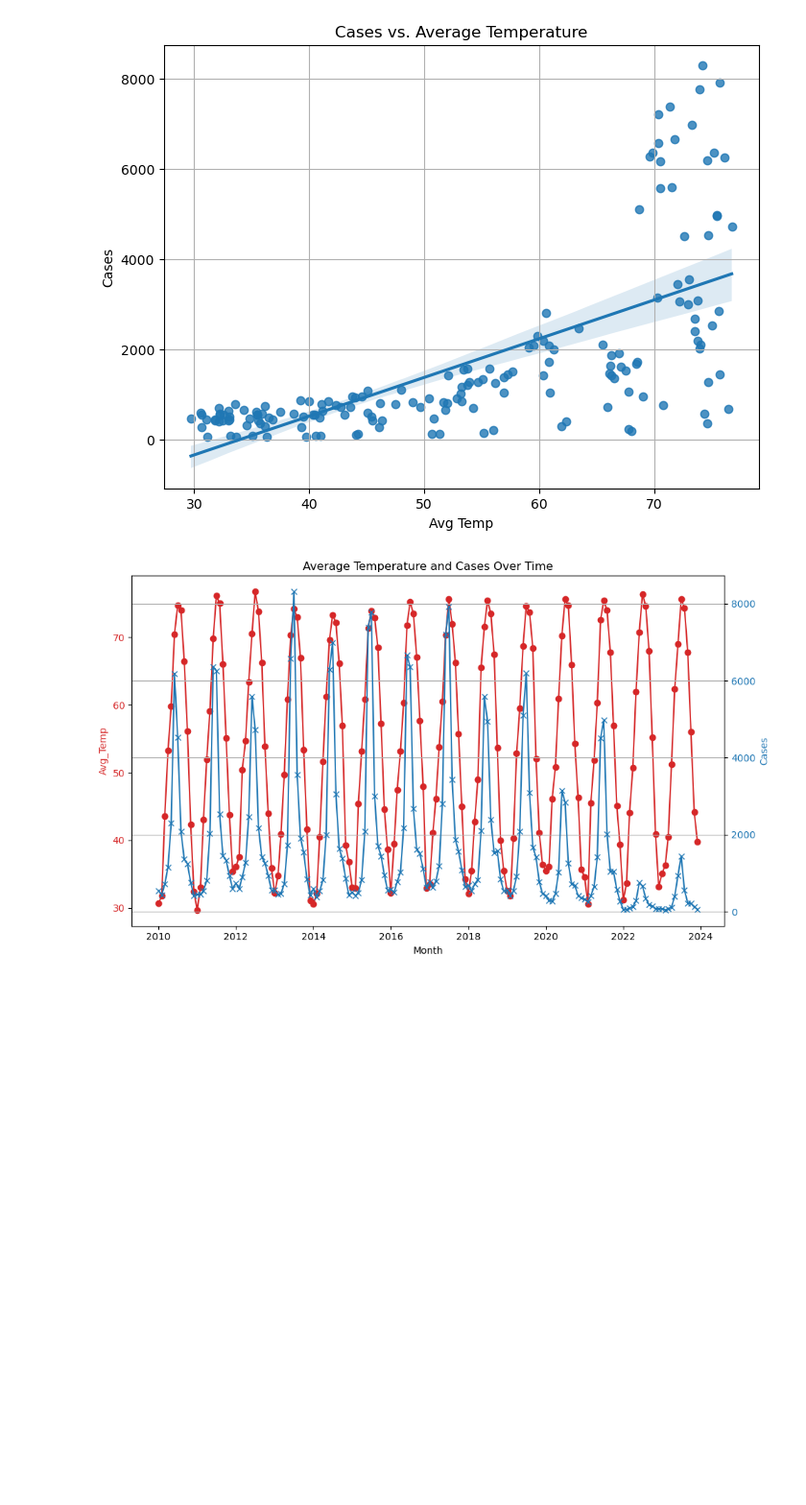
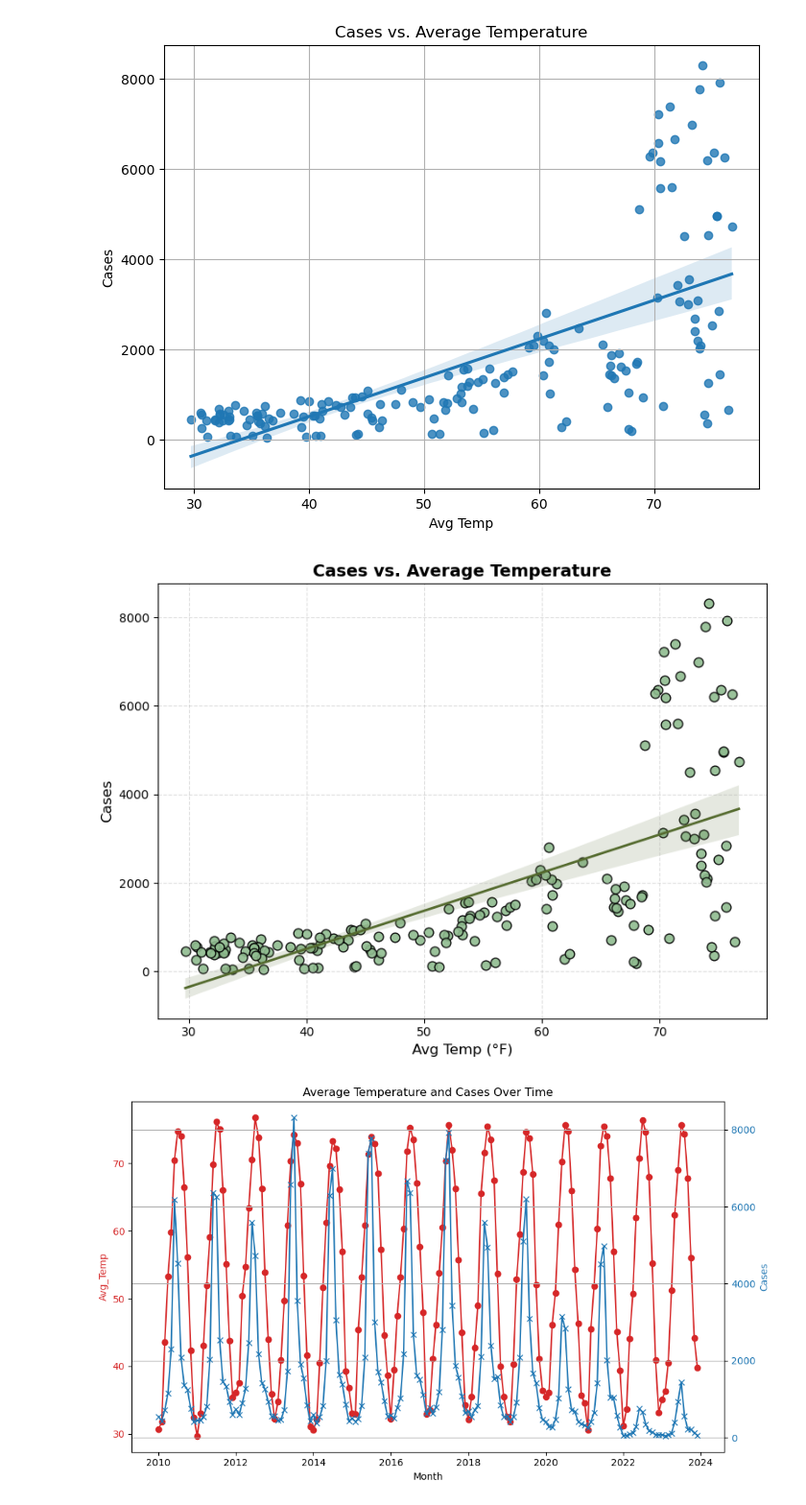
Before and after one commit to dzapata915/Lyme_Disease, a Jupyter notebook: weather_lyme.ipynb, the cells around one changed output. Shown at 96% size. Drawn from its saved outputs; the diff is of its cells as text; code cells hidden in the pictures; blank space fills up the shorter version.

```diff
--- a/weather_lyme.ipynb
+++ b/weather_lyme.ipynb
@@ -162,6 +162,30 @@ plt.grid(True)
 plt.show()
 # %% [output]
 [figure]
+# %%
+plt.figure(figsize=(8, 6))
+
+# Use moss green tone for the regression line
+sns.regplot(
+    data=cases_vs_temp,
+    x='Avg_Temp',
+    y='Cases',
+    scatter_kws={'color': '#8FBC8F', 's': 60, 'edgecolor': 'black', 'alpha': 0.9},  # soft green dots
+    line_kws={'color': '#556B2F', 'linewidth': 2}  # dark olive green trend line
+)
+
+# Titles and labels
+plt.title('Cases vs. Average Temperature', fontsize=14, fontweight='bold')
+plt.xlabel('Avg Temp (°F)', fontsize=12)
+plt.ylabel('Cases', fontsize=12)
+
+# Soft grid styling
+plt.grid(True, linestyle='--', alpha=0.4)
+
+plt.tight_layout()
+plt.show()
+# %% [output]
+[figure, added]
 # %%
 cases_vs_temp = cases_vs_temp.sort_values('Month')
 x = cases_vs_temp['Month'].dt.to_timestamp()
```
Also changed, not shown: parts of 4 cells of this notebook, 2 other files.
